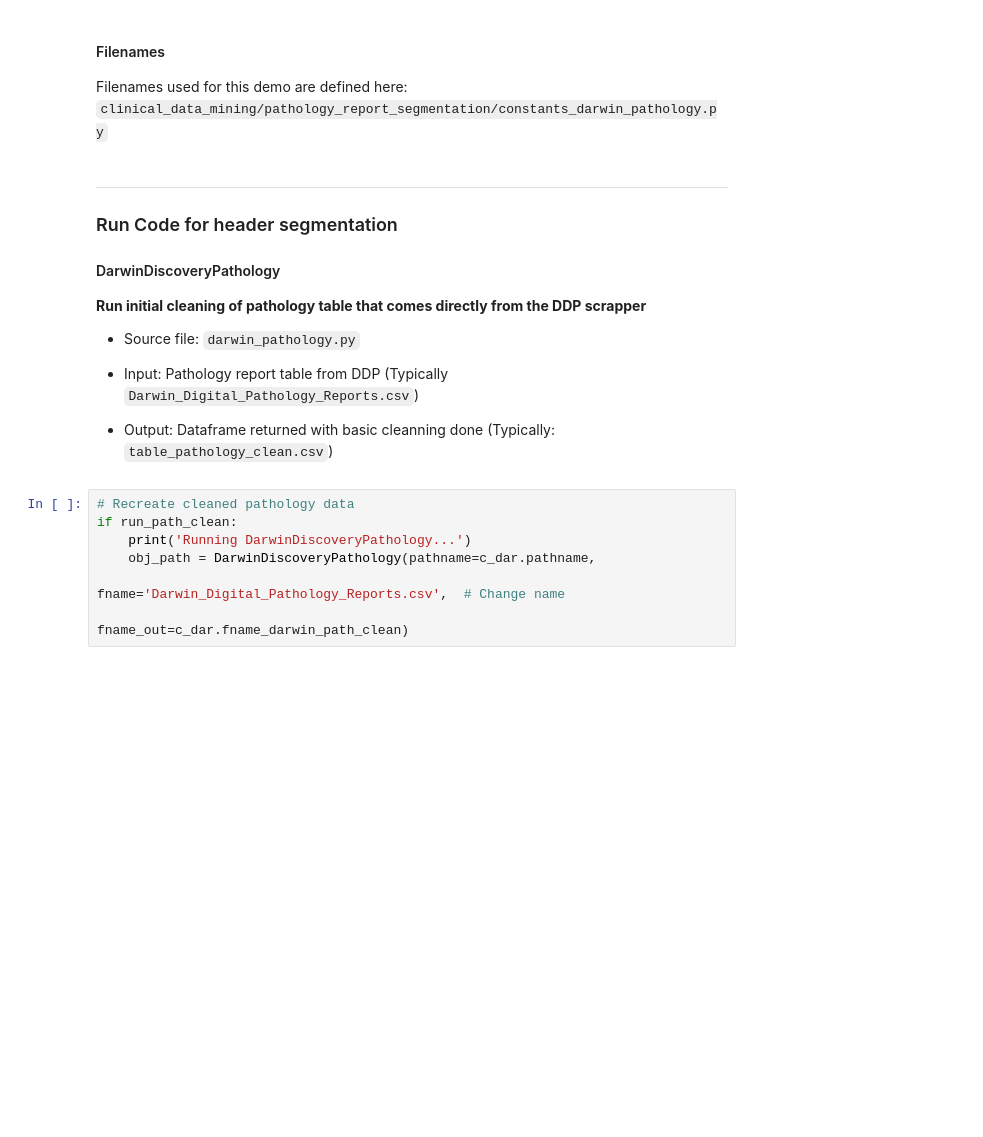
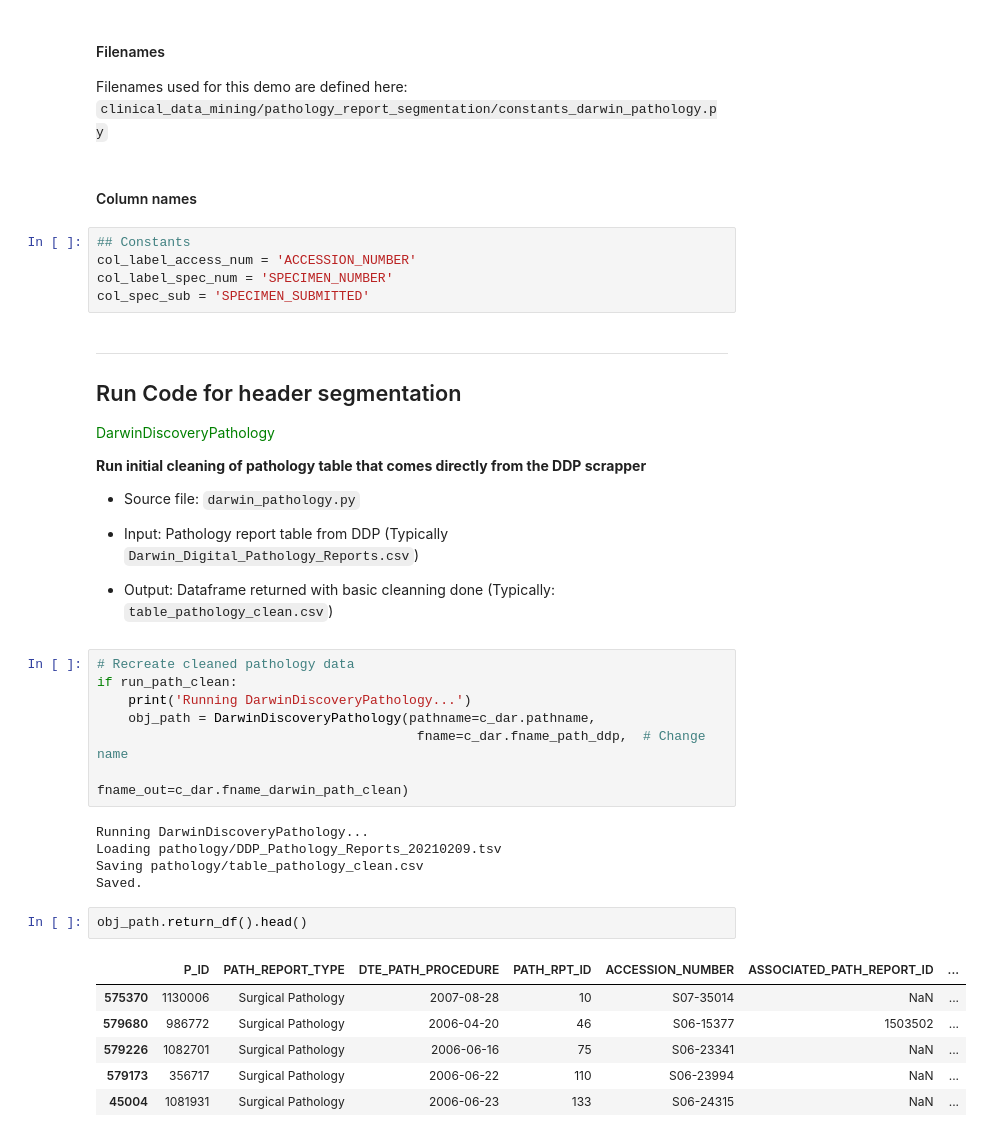
Before and after one commit to clinical-data-mining/pathology_report_segmentation, a Jupyter notebook: demo/path_report_segmentation_demo.ipynb, the cells around one changed output. Saved outputs shown, nothing was run; the diff lists cells and outputs as text; blank space fills up the shorter version.

```diff
--- a/demo/path_report_segmentation_demo.ipynb
+++ b/demo/path_report_segmentation_demo.ipynb
@@ -75,11 +82,19 @@ run_CombineAccessionDOPImpact = False
 # %% [markdown]
 #### Filenames
 Filenames used for this demo are defined here: `clinical_data_mining/pathology_report_segmentation/constants_darwin_pathology.py`
+# %% [markdown]
+#### Column names
+# %%
+## Constants
+col_label_access_num = 'ACCESSION_NUMBER'
+col_label_spec_num = 'SPECIMEN_NUMBER'
+col_spec_sub = 'SPECIMEN_SUBMITTED'
 # %% [markdown]
+
 -------
-### Run Code for header segmentation
+## Run Code for header segmentation
 
-#### DarwinDiscoveryPathology
+<font color=green> DarwinDiscoveryPathology</font>
 
 
 **Run initial cleaning of pathology table that comes directly from the DDP scrapper**
@@ -93,5 +108,19 @@ Filenames used for this demo are defined here: `clinical_data_mining/pathology_r
 if run_path_clean:
     print('Running DarwinDiscoveryPathology...')
     obj_path = DarwinDiscoveryPathology(pathname=c_dar.pathname,
-                                         fname='Darwin_Digital_Pathology_Reports.csv',  # Change name
+                                         fname=c_dar.fname_path_ddp,  # Change name
                                          fname_out=c_dar.fname_darwin_path_clean)
+# %% [output]
+Running DarwinDiscoveryPathology...
+Loading pathology/DDP_Pathology_Reports_20210209.tsv
+Saving pathology/table_pathology_clean.csv
+Saved.
+# %%
+obj_path.return_df().head()
+# %% [output]
+|  | P_ID | PATH_REPORT_TYPE | DTE_PATH_PROCEDURE | PATH_RPT_ID | ACCESSION_NUMBER | ASSOCIATED_PATH_REPORT_ID | ... |
+| 575370 | 1130006 | Surgical Pathology | 2007-08-28 | 10 | S07-35014 | NaN | ... |
+| 579680 | 986772 | Surgical Pathology | 2006-04-20 | 46 | S06-15377 | 1503502 | ... |
+| 579226 | 1082701 | Surgical Pathology | 2006-06-16 | 75 | S06-23341 | NaN | ... |
+| 579173 | 356717 | Surgical Pathology | 2006-06-22 | 110 | S06-23994 | NaN | ... |
+| 45004 | 1081931 | Surgical Pathology | 2006-06-23 | 133 | S06-24315 | NaN | ... |
```
Also changed, not shown: parts of 35 cells of this notebook, 10 other files.
